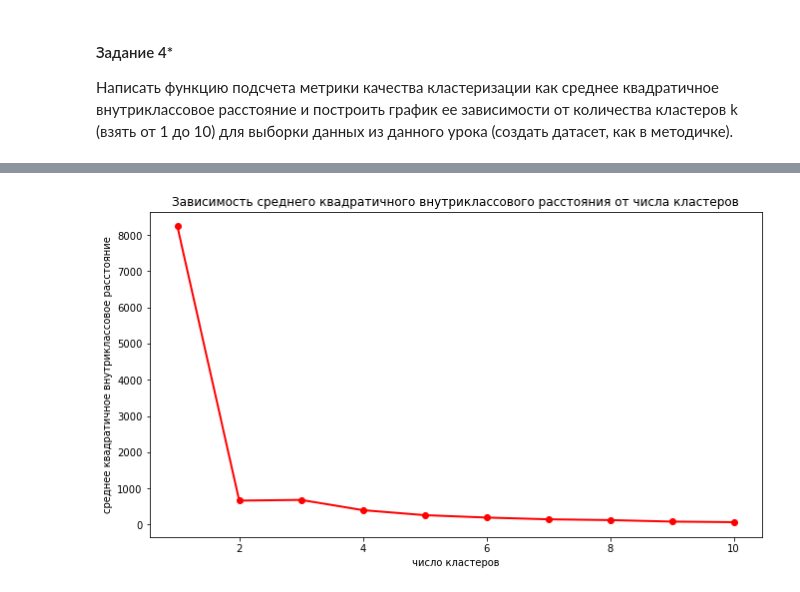
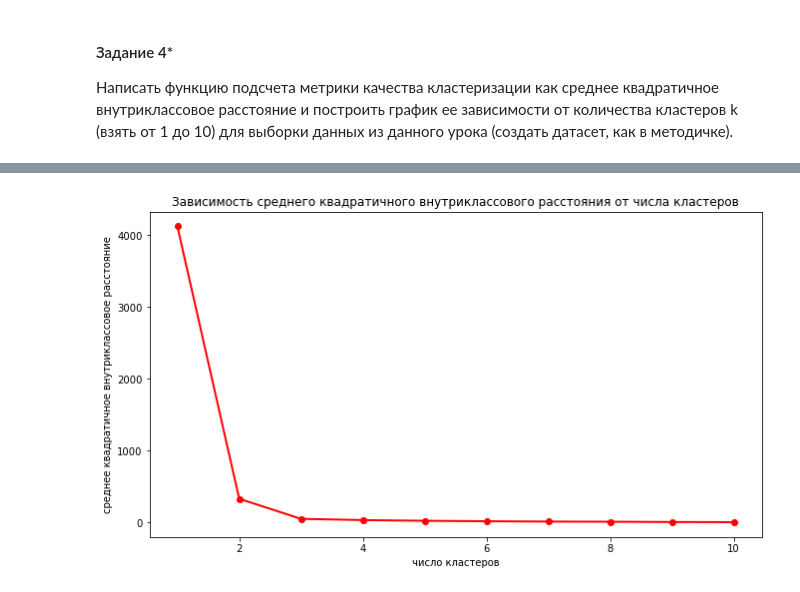
Before and after one commit to Yanina-Kutovaya/Algorithms, a Jupyter notebook: 7_KNN_K_means.ipynb, the cells around one changed output, grey strips where cells are left out. Saved outputs shown, nothing was run; the diff lists cells and outputs as text; code cells hidden in the pictures.

```diff
--- a/7_KNN_K_means.ipynb
+++ b/7_KNN_K_means.ipynb
@@ -218,13 +224,0 @@ def visualize(centroids, classes):
-# %%
-# определим максимальное количество итераций
-max_iterations = 10
-
-# и минимальное расстояние между центроидами до пересчета и после него, при котором нужно остановить алгоритм
-min_distance = 1e-4
-
-# сразу определим известное нам количество кластеров
-n_clusters = 3
-# %%
-centroids, clusters = kmeans(X, n_clusters, max_iterations, min_distance)
-
-visualize(centroids, clusters)
@@ -233,8 +225,11 @@ visualize(centroids, clusters)
 # %%
-def calc_mean_sq_distance(K, kmeans):
+def calc_mean_sq_distance(X, K):
     mean_sq_distance = []
     for n_clusters in range(1, K+1):
-        centroids, clusters = kmeans(X, n_clusters, max_iterations=10, min_distance=1e-4)
+        kmeans = KMeans(n_clusters=n_clusters)
+        kmeans.fit(X)
+        centroids = kmeans.centroids
+        clusters = kmeans.clusters
 
         sum_ = 0
         for k in range(n_clusters):
@@ -244,16 +239,18 @@ def calc_mean_sq_distance(K, kmeans):
         mean_sq_distance.append(round(sum_ / n_clusters, 0))
     return mean_sq_distance
 # %%
+X, y = make_blobs(n_samples=100, random_state=1)
+
 K = 10
-mean_sq_distance = calc_mean_sq_distance(K, kmeans)
+mean_sq_distance = calc_mean_sq_distance(X, K)
 
 fig = plt.figure(figsize=(11, 6))
 n_clusters = np.arange(1, K+1)
 plt.plot(n_clusters, mean_sq_distance, 'ro-', linewidth=2)
 plt.title('Зависимость среднего квадратичного внутриклассового расстояния от числа кластеров')
 plt.xlabel('число кластеров')
 plt.ylabel('среднее квадратичное внутриклассовое расстояние')
 
 plt.show()
 # %% [output]
-[figure, old version]
+[figure, new version]
```
Also changed, not shown: parts of 4 cells of this notebook.
